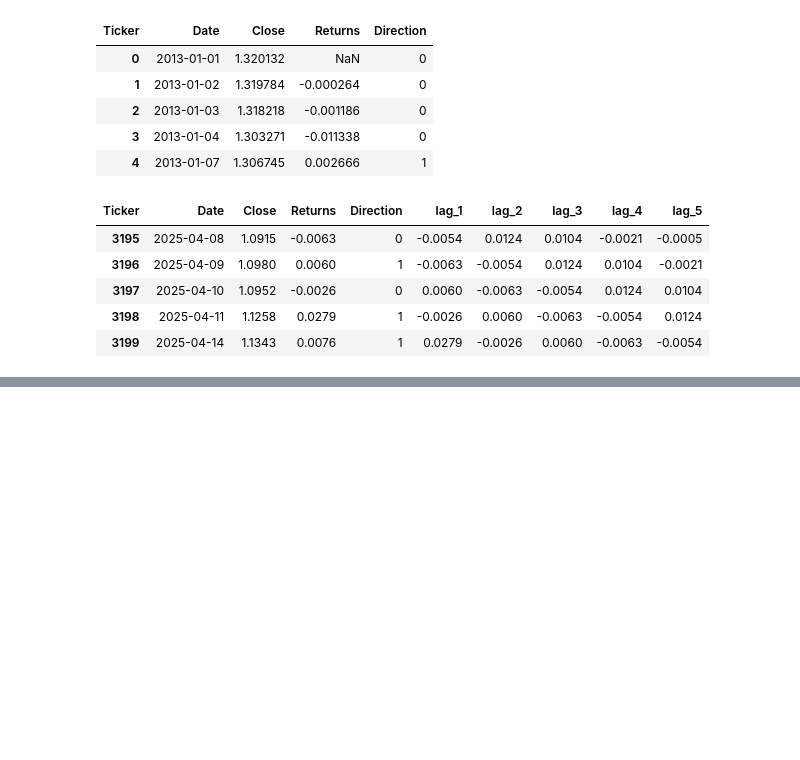
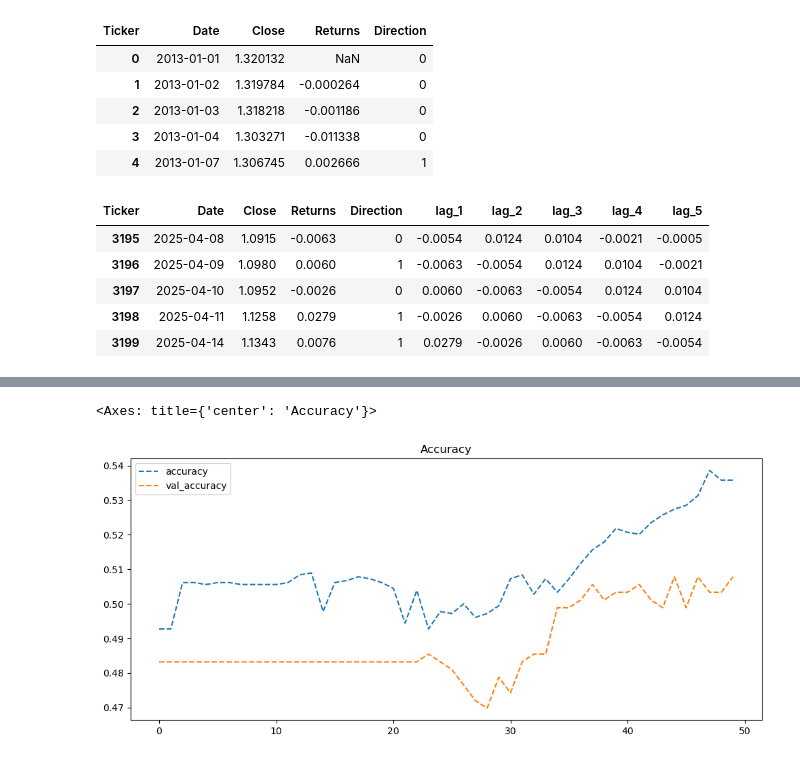
Before and after one commit to santiago-cruzlopez/Quantitative-Trading, a Jupyter notebook: Machine_Learning_Finance/04_NN_Blanky.ipynb, the cells around one changed output, grey strips where cells are left out. Drawn from its saved outputs; the diff is of its cells as text; code cells hidden in the pictures; blank space fills up the shorter version.

```diff
--- a/Machine_Learning_Finance/04_NN_Blanky.ipynb
+++ b/Machine_Learning_Finance/04_NN_Blanky.ipynb
@@ -91,0 +99,11 @@ raw_data.round(4).tail()
+# %%
+set_seeds()
+model = Sequential()
+model.add(Dense(64, activation='relu', input_shape=(lags,)))
+model.add(Dense(64, activation='relu'))
+model.add(Dense(1, activation='sigmoid'))  # Sigmoid for binary classification
+model.compile(optimizer=optimizer,
+              loss='binary_crossentropy',
+              metrics=['accuracy'])
+# %%
+train_set, test_set = np.split(raw_data, [int(0.70 * len(raw_data))])
@@ -91,0 +116,6 @@ raw_data.round(4).tail()
+# %%
+%%time
+model.fit(train_set[cols],
+          train_set["Direction"],
+          epochs=50, verbose=False,
+          validation_split=0.2, shuffle=False)
@@ -91,0 +126,8 @@ raw_data.round(4).tail()
+# %%
+res = pd.DataFrame(model.history.history)
+# %%
+# Accuracy of the Model for Training and Validation Data
+res[["accuracy", "val_accuracy"]].plot(title="Accuracy", figsize=(12, 5), style="--")
+# %% [output]
+<Axes: title={'center': 'Accuracy'}>
+[figure, added]
```
Also changed, not shown: parts of 7 cells of this notebook.
